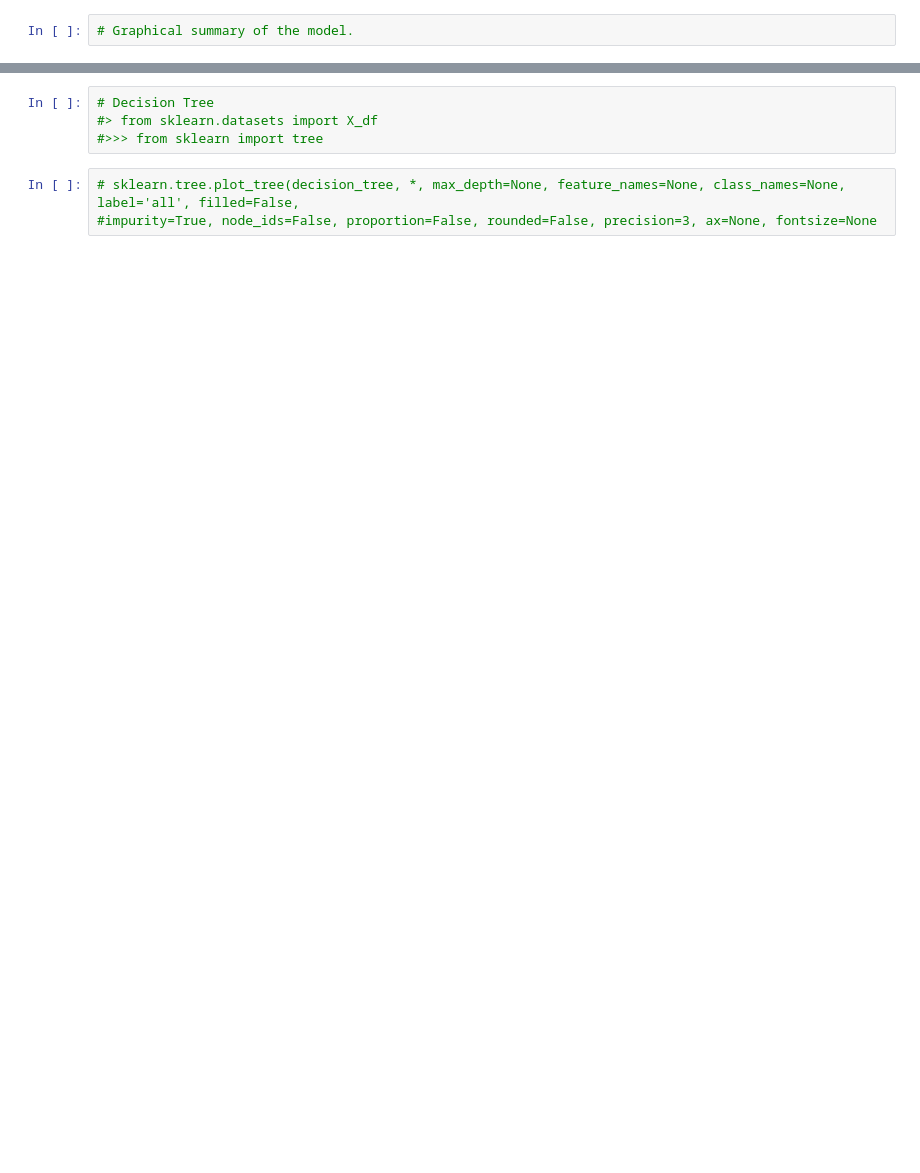
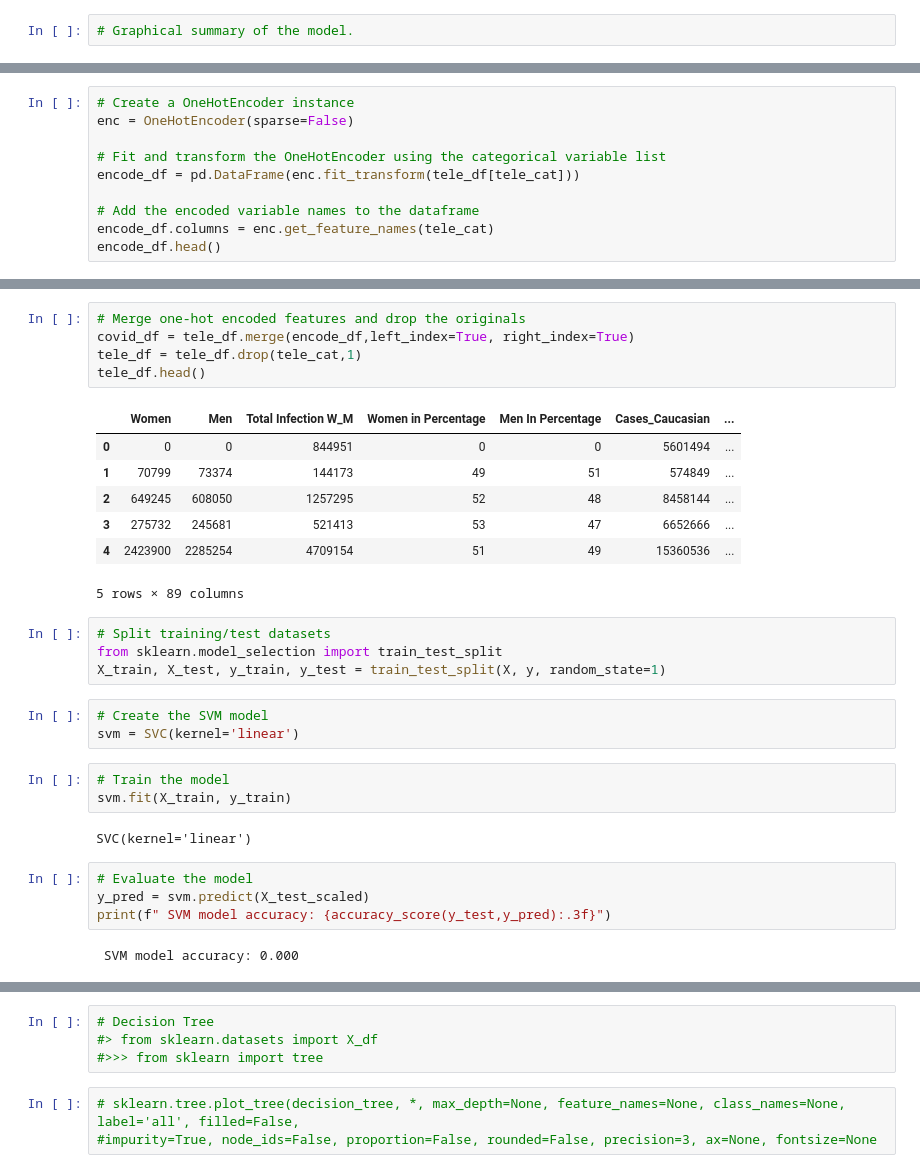
Before and after one commit to antirose/CovidInfectionAnalysis, a Jupyter notebook: machine learning model/machine_learning.ipynb, the cells around one changed output, grey strips where cells are left out. Drawn from its saved outputs; the diff is of its cells as text; blank space fills up the shorter version.

```diff
--- a/machine learning model/machine_learning.ipynb
+++ b/machine learning model/machine_learning.ipynb
@@ -272,0 +383,10 @@ balanced_accuracy_score(y_test, y_pred)
+# %%
+# Create a OneHotEncoder instance
+enc = OneHotEncoder(sparse=False)
+
+# Fit and transform the OneHotEncoder using the categorical variable list
+encode_df = pd.DataFrame(enc.fit_transform(tele_df[tele_cat]))
+
+# Add the encoded variable names to the dataframe
+encode_df.columns = enc.get_feature_names(tele_cat)
+encode_df.head()
@@ -272,0 +400,31 @@ balanced_accuracy_score(y_test, y_pred)
+# %%
+# Merge one-hot encoded features and drop the originals
+covid_df = tele_df.merge(encode_df,left_index=True, right_index=True)
+tele_df = tele_df.drop(tele_cat,1)
+tele_df.head()
+# %% [output]
+|  | Women | Men | Total Infection W_M | Women in Percentage | Men In Percentage | Cases_Caucasian | ... |
+| 0 | 0 | 0 | 844951 | 0 | 0 | 5601494 | ... |
+| 1 | 70799 | 73374 | 144173 | 49 | 51 | 574849 | ... |
+| 2 | 649245 | 608050 | 1257295 | 52 | 48 | 8458144 | ... |
+| 3 | 275732 | 245681 | 521413 | 53 | 47 | 6652666 | ... |
+| 4 | 2423900 | 2285254 | 4709154 | 51 | 49 | 15360536 | ... |
+5 rows × 89 columns
+# %%
+# Split training/test datasets
+from sklearn.model_selection import train_test_split
+X_train, X_test, y_train, y_test = train_test_split(X, y, random_state=1)
+# %%
+# Create the SVM model
+svm = SVC(kernel='linear')
+# %%
+# Train the model
+svm.fit(X_train, y_train)
+# %% [output]
+SVC(kernel='linear')
+# %%
+# Evaluate the model
+y_pred = svm.predict(X_test_scaled)
+print(f" SVM model accuracy: {accuracy_score(y_test,y_pred):.3f}")
+# %% [output]
+ SVM model accuracy: 0.000
```
Also changed, not shown: parts of 18 cells of this notebook, 3 other files.
